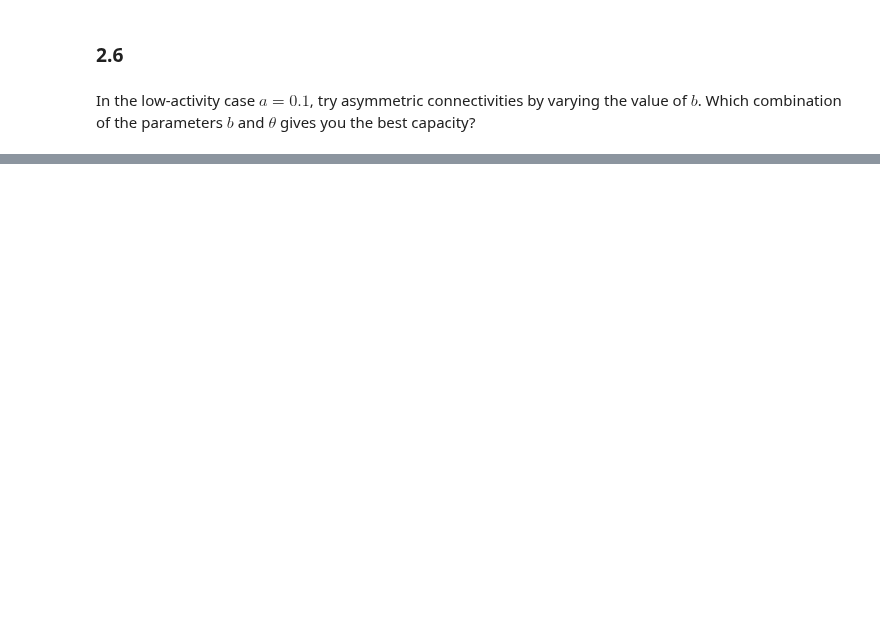
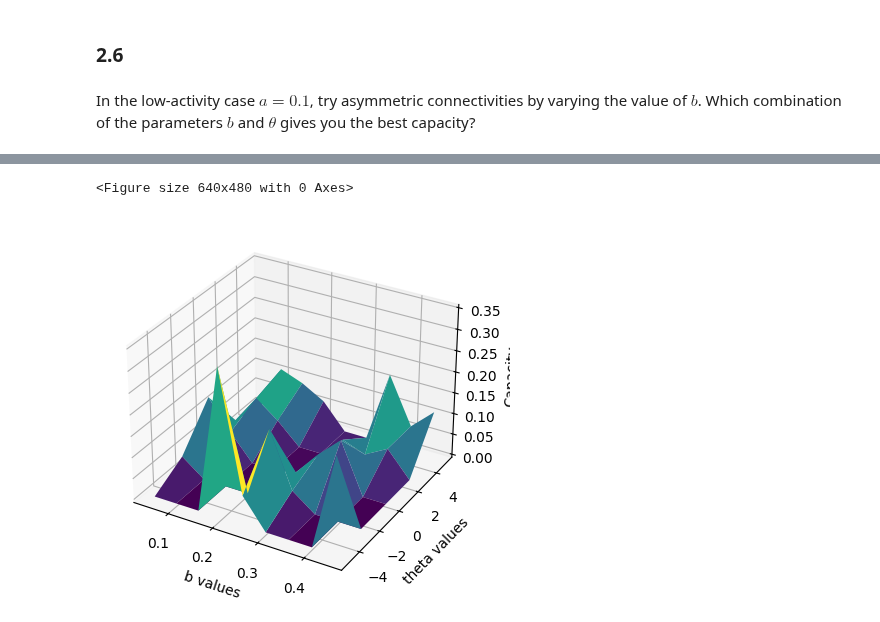
Before and after one commit to siyounglee00/Mini-project-NX, a Jupyter notebook: Miniproject_dynex.ipynb, the cells around one changed output, grey strips where cells are left out. Cells and saved outputs as stored; diff of their text form; code cells hidden in the pictures; blank space fills up the shorter version.

```diff
--- a/Miniproject_dynex.ipynb
+++ b/Miniproject_dynex.ipynb
@@ -912,7 +928,6 @@ plt.title("Capacity as a function of theta for low activity Hopfield model with
 In the low-activity case $a=0.1$, try asymmetric connectivities by varying the value of $b$. Which combination of the parameters $b$ and $\theta$ gives you the best capacity?
 # %%
 # let's try to see how the varying values of theta affect the capacity of the network for a = 0.1 and b varying from 0.05 to 0.5 with a step of 0.1.
-theta_list = np.linspace(-0.5, 2.0, 5)
 b_values = np.arange(0.05, 0.50, 0.05)
 
 # A list of M values from 5 to 100 with a step of 5:
@@ -973,16 +1000,29 @@ KeyboardInterrupt:
 # %%
 # plot capacities as a function of b and theta pair
 import matplotlib.pyplot as plt
 from mpl_toolkits.mplot3d import Axes3D
 
 fig = plt.figure()
-ax = fig.add_subplot(111, projection='3d')
 b_values = np.array(b_values)
 theta_list = np.array(theta_list)
-capacities = np.array(list(capacities.values()))
-b_values, theta_list = np.meshgrid(b_values, theta_list)
-ax.plot_surface(b_values, theta_list, capacities)
+capacities = np.array(list(capacities))
+
+b_unique = np.unique(b_values)
+theta_unique = np.unique(theta_list)
+B, Theta = np.meshgrid(b_unique, theta_unique)
+
+# Reshape capacities if it corresponds to a 2D grid of 9x5
+capacities = capacities.reshape((len(theta_unique), len(b_unique)))
+
+# Plotting
+fig = plt.figure()
+ax = fig.add_subplot(111, projection='3d')
+ax.plot_surface(B, Theta, capacities, cmap='viridis')
+
 ax.set_xlabel('b values')
 ax.set_ylabel('theta values')
 ax.set_zlabel('Capacity')
 plt.show()
+# %% [output]
+<Figure size 640x480 with 0 Axes>
+[figure, added]
```
Also changed, not shown: parts of 16 cells of this notebook.
